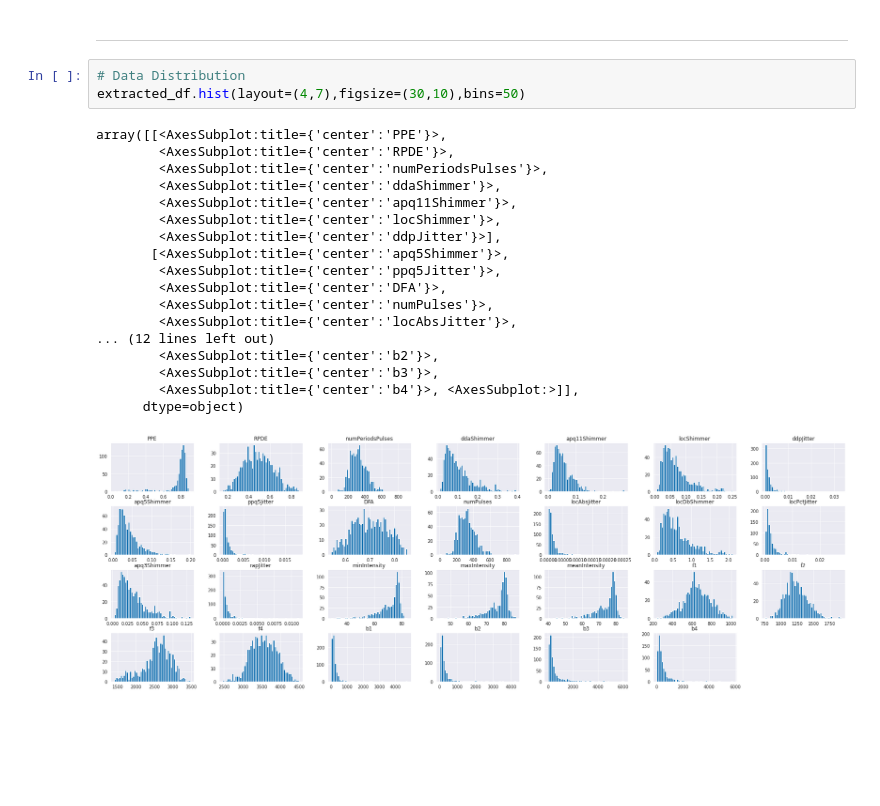
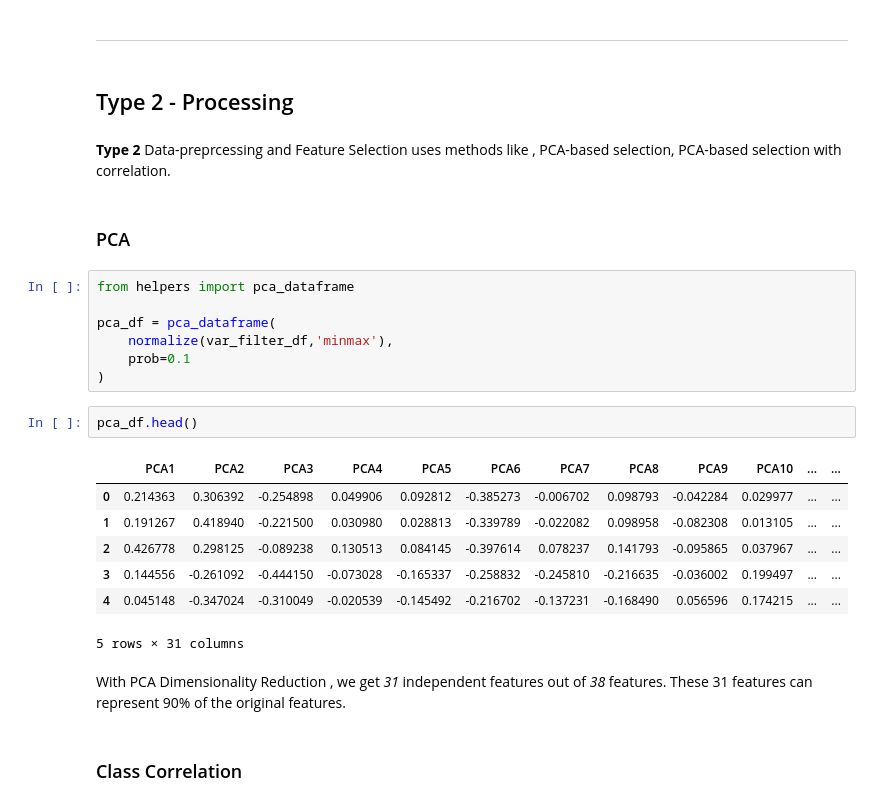
Before and after one commit to ShaileshAdhikari/parkinsons_classification, a Jupyter notebook: dataset/dataprocessing.ipynb, the cells around one changed output. Saved outputs shown, nothing was run; the diff lists cells and outputs as text; blank space fills up the shorter version.

```diff
--- a/dataset/dataprocessing.ipynb
+++ b/dataset/dataprocessing.ipynb
@@ -231,24 +291,30 @@ from_mutual_info = list(feature_test_2_df.index)[-7:]
 # %% [markdown]
 ---
-# %%
-# Data Distribution
-extracted_df.hist(layout=(4,7),figsize=(30,10),bins=50)
-# %% [output]
-array([[<AxesSubplot:title={'center':'PPE'}>,
-        <AxesSubplot:title={'center':'RPDE'}>,
-        <AxesSubplot:title={'center':'numPeriodsPulses'}>,
-        <AxesSubplot:title={'center':'ddaShimmer'}>,
-        <AxesSubplot:title={'center':'apq11Shimmer'}>,
-        <AxesSubplot:title={'center':'locShimmer'}>,
-        <AxesSubplot:title={'center':'ddpJitter'}>],
-       [<AxesSubplot:title={'center':'apq5Shimmer'}>,
-        <AxesSubplot:title={'center':'ppq5Jitter'}>,
-        <AxesSubplot:title={'center':'DFA'}>,
-        <AxesSubplot:title={'center':'numPulses'}>,
-        <AxesSubplot:title={'center':'locAbsJitter'}>,
-... (12 lines left out)
-        <AxesSubplot:title={'center':'b2'}>,
-        <AxesSubplot:title={'center':'b3'}>,
-        <AxesSubplot:title={'center':'b4'}>, <AxesSubplot:>]],
-      dtype=object)
-[figure, removed]
+# %% [markdown]
+## Type 2 - Processing
+# %% [markdown]
+**Type 2** Data-preprcessing and Feature Selection uses methods like , PCA-based selection, PCA-based selection with correlation.
+# %% [markdown]
+### PCA
+# %%
+from helpers import pca_dataframe
+
+pca_df = pca_dataframe(
+    normalize(var_filter_df,'minmax'),
+    prob=0.1
+)
+# %%
+pca_df.head()
+# %% [output]
+|  | PCA1 | PCA2 | PCA3 | PCA4 | PCA5 | PCA6 | PCA7 | PCA8 | PCA9 | PCA10 | ... | ... |
+| 0 | 0.214363 | 0.306392 | -0.254898 | 0.049906 | 0.092812 | -0.385273 | -0.006702 | 0.098793 | -0.042284 | 0.029977 | ... | ... |
+| 1 | 0.191267 | 0.418940 | -0.221500 | 0.030980 | 0.028813 | -0.339789 | -0.022082 | 0.098958 | -0.082308 | 0.013105 | ... | ... |
+| 2 | 0.426778 | 0.298125 | -0.089238 | 0.130513 | 0.084145 | -0.397614 | 0.078237 | 0.141793 | -0.095865 | 0.037967 | ... | ... |
+| 3 | 0.144556 | -0.261092 | -0.444150 | -0.073028 | -0.165337 | -0.258832 | -0.245810 | -0.216635 | -0.036002 | 0.199497 | ... | ... |
+| 4 | 0.045148 | -0.347024 | -0.310049 | -0.020539 | -0.145492 | -0.216702 | -0.137231 | -0.168490 | 0.056596 | 0.174215 | ... | ... |
+5 rows × 31 columns
+# %% [markdown]
+With PCA Dimensionality Reduction , we get *31* independent features out of *38* features.
+These 31 features can represent 90% of the original features.
+# %% [markdown]
+### Class Correlation
```
Also changed, not shown: parts of 81 cells of this notebook.
